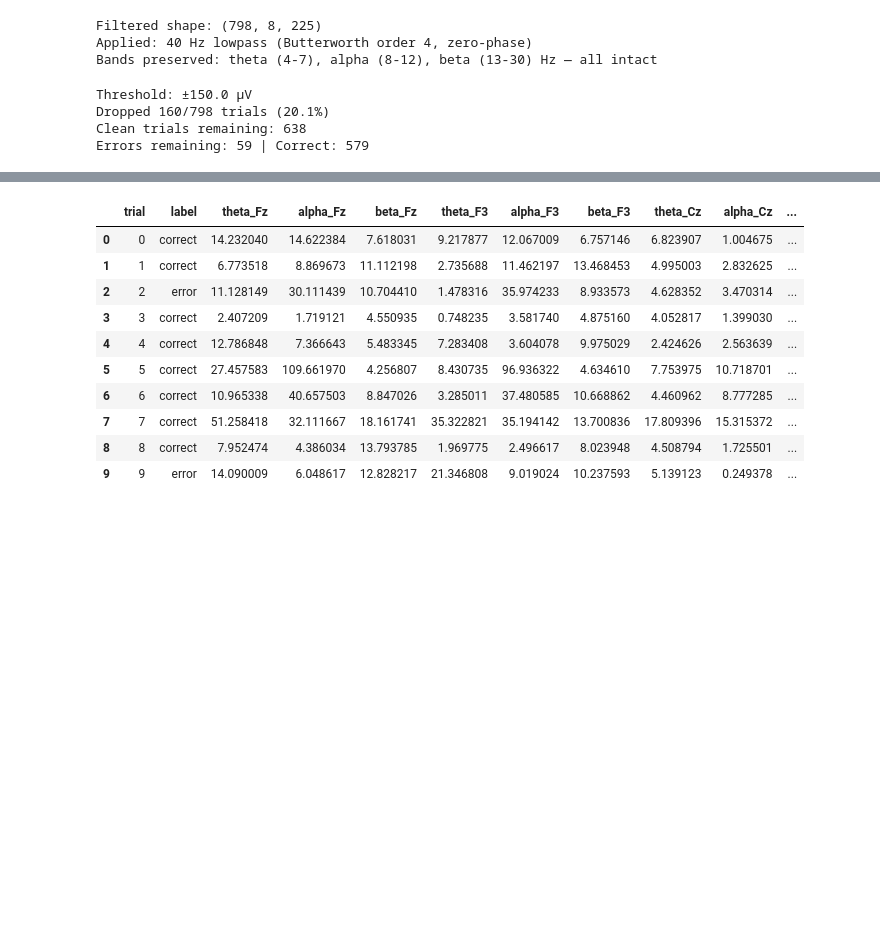
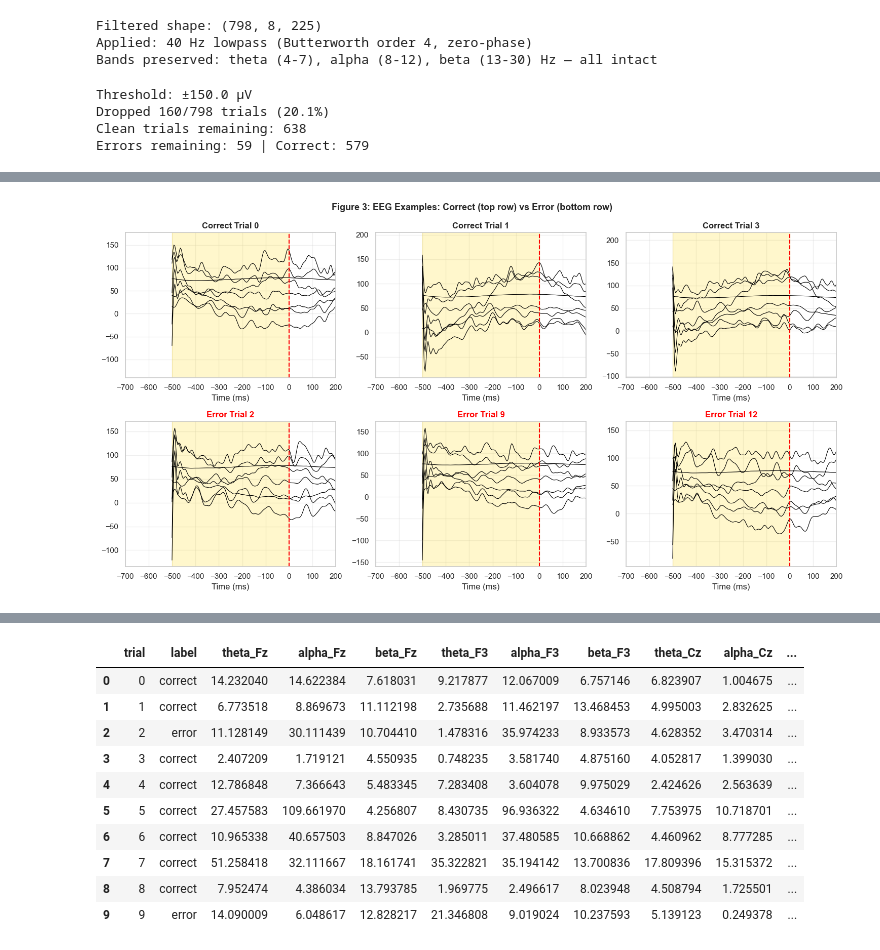
Before and after one commit to earanda4/COGS-189-Error-Prediction, a Jupyter notebook: eda.ipynb, the cells around one changed output, grey strips where cells are left out. Drawn from its saved outputs; the diff is of its cells as text; code cells hidden in the pictures; blank space fills up the shorter version.

```diff
--- a/eda.ipynb
+++ b/eda.ipynb
@@ -457,0 +408,55 @@ plt.show()
+# %%
+# Plot multiple trial examples (3 correct, 3 errors)
+
+# Find indices of correct and error trials
+correct_indices = np.where(y_all == 0)[0]
+error_indices = np.where(y_all == 1)[0]
+
+# Select first 3 of each
+selected_correct = correct_indices[:3]
+selected_errors = error_indices[:3]
+selected_trials = np.concatenate([selected_correct, selected_errors])
+
+# Create subplots: 2 rows × 3 columns
+fig, axes = plt.subplots(2, 3, figsize=(15, 8))
+fig.suptitle('Figure 3: EEG Examples: Correct (top row) vs Error (bottom row)',
+             fontsize=13, fontweight='bold')
+
+# Plot correct trials (top row)
+for idx, trial_idx in enumerate(selected_correct):
+    ax = axes[0, idx]
+    single_trial = X_clean[trial_idx]
+
+    for ch_idx, ch_name in enumerate(channel_names):
+        ax.plot(times_ms, single_trial[ch_idx] + (ch_idx * 15),
+                label=ch_name, color='black', linewidth=0.8)
+
+    ax.axvspan(-500, 0, color='gold', alpha=0.2)
+    ax.axvline(0, color='red', linestyle='--', linewidth=1.5)
+    ax.set_xlim(-700, 200)
+    ax.set_title(f'Correct Trial {trial_idx}', fontweight='bold')
+    ax.set_xlabel('Time (ms)')
+    ax.grid(True, alpha=0.3)
+
+
+# Plot error trials (bottom row)
+for idx, trial_idx in enumerate(selected_errors):
+    ax = axes[1, idx]
+    single_trial = X_clean[trial_idx]
+
+    for ch_idx, ch_name in enumerate(channel_names):
+        ax.plot(times_ms, single_trial[ch_idx] + (ch_idx * 15),
+                label=ch_name, color='black', linewidth=0.8)
+
+    ax.axvspan(-500, 0, color='gold', alpha=0.2)
+    ax.axvline(0, color='red', linestyle='--', linewidth=1.5)
+    ax.set_xlim(-700, 200)
+    ax.set_title(f'Error Trial {trial_idx}', fontweight='bold', color='red')
+    ax.set_xlabel('Time (ms)')
+    ax.grid(True, alpha=0.3)
+
+
+plt.tight_layout()
+plt.show()
+# %% [output]
+[figure, added]
```
Also changed, not shown: parts of 13 cells of this notebook.
